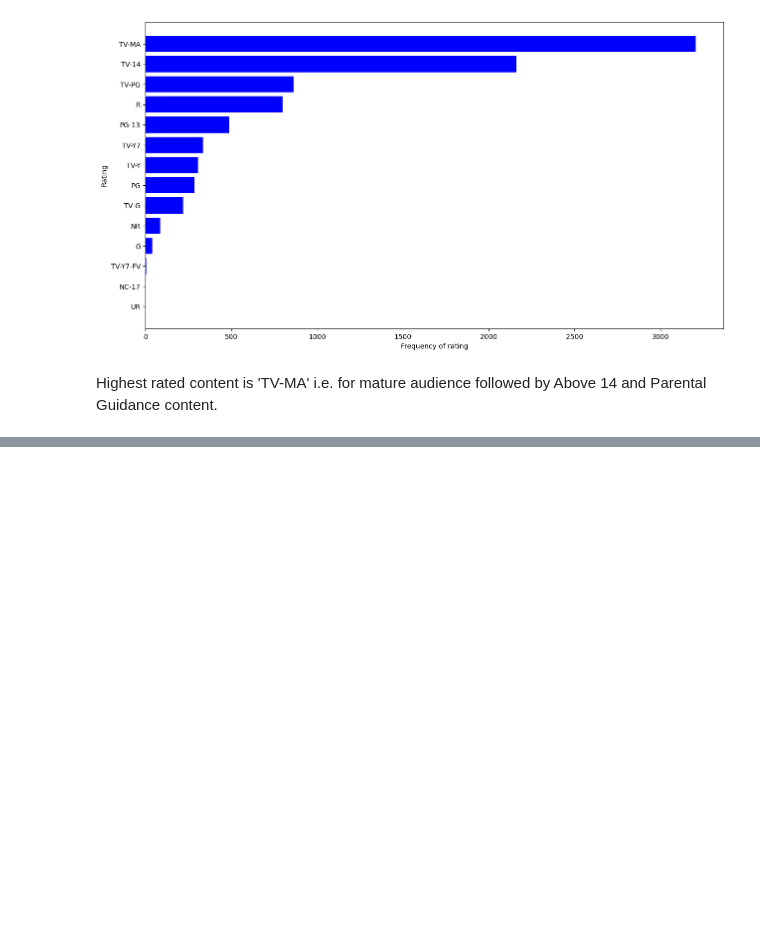
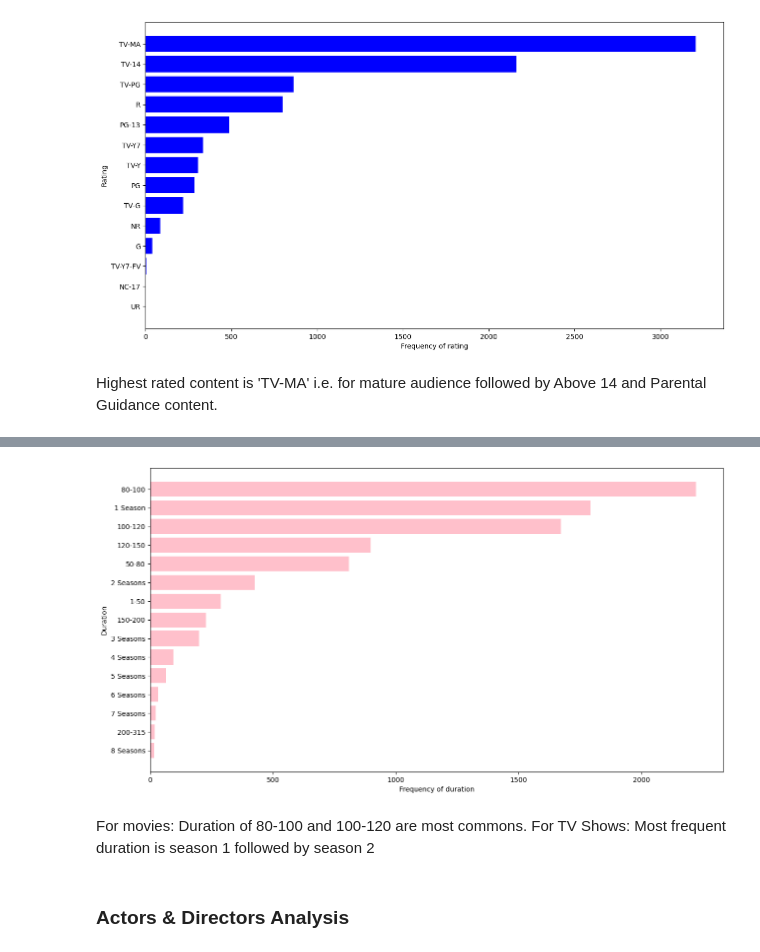
Before and after one commit to vinayakghatul/Netflix_EDA, a Jupyter notebook: DV_Netflix_Case.ipynb, the cells around one changed output, grey strips where cells are left out. Saved outputs shown, nothing was run; the diff lists cells and outputs as text; code cells hidden in the pictures; blank space fills up the shorter version.

```diff
--- a/DV_Netflix_Case.ipynb
+++ b/DV_Netflix_Case.ipynb
@@ -609,0 +633,14 @@ Highest rated content is 'TV-MA' i.e. for mature audience followed by Above 14 a
+# %%
+df_duration = df_final1.groupby('duration').agg({"title":"nunique"}).reset_index().sort_values(by=['title'],ascending=False)[:15]
+plt.figure(figsize=(15,8))
+plt.barh(df_duration[::-1]['duration'],df_duration[::-1]['title'],color=['pink'])
+plt.xlabel('Frequency of duration')
+plt.ylabel('Duration')
+plt.show()
+# %% [output]
+[figure, added]
+# %% [markdown]
+For movies: Duration of 80-100 and 100-120 are most commons.
+For TV Shows: Most frequent duration is season 1 followed by season 2
+# %% [markdown]
+### Actors & Directors Analysis
```
Also changed, not shown: parts of 21 cells of this notebook.
